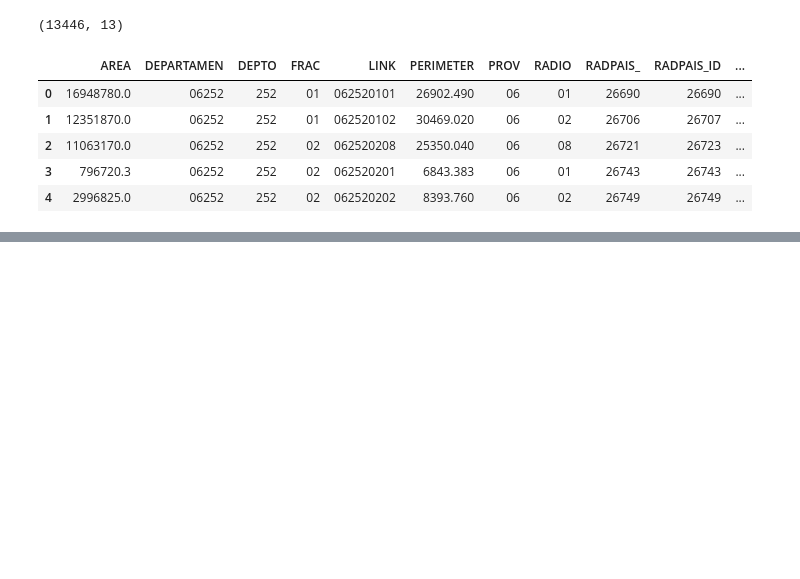
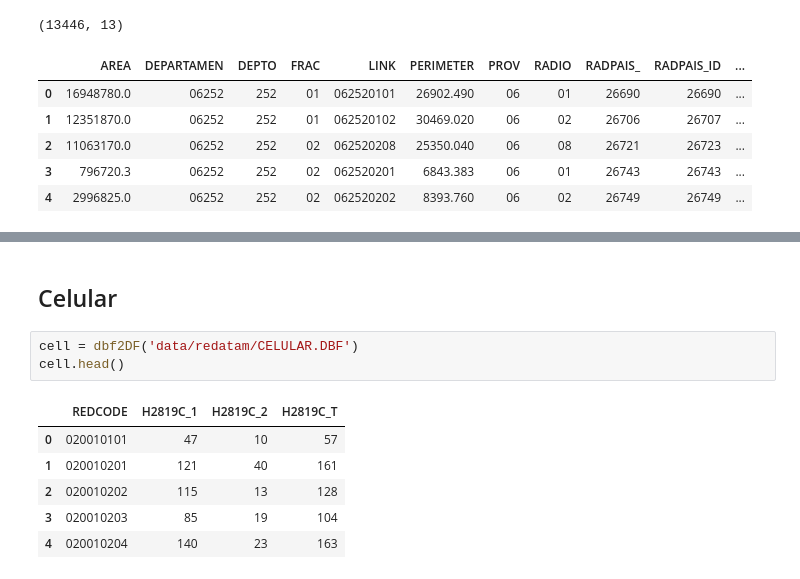
Before and after one commit to alephcero/AGBA, a Jupyter notebook: notebooks/cargarDataCartografia.ipynb, the cells around one changed output, grey strips where cells are left out. Cells and saved outputs as stored; diff of their text form; blank space fills up the shorter version.

```diff
--- a/notebooks/cargarDataCartografia.ipynb
+++ b/notebooks/cargarDataCartografia.ipynb
@@ -108,0 +109,12 @@ mapa = mapa.merge(data,on='REDCODE')
+# %% [markdown]
+## Celular
+# %%
+cell = dbf2DF('data/redatam/CELULAR.DBF')
+cell.head()
+# %% [output]
+|  | REDCODE | H2819C_1 | H2819C_2 | H2819C_T |
+| 0 | 020010101 | 47 | 10 | 57 |
+| 1 | 020010201 | 121 | 40 | 161 |
+| 2 | 020010202 | 115 | 13 | 128 |
+| 3 | 020010203 | 85 | 19 | 104 |
+| 4 | 020010204 | 140 | 23 | 163 |
```
Also changed, not shown: parts of 40 cells of this notebook, 26 other files.
